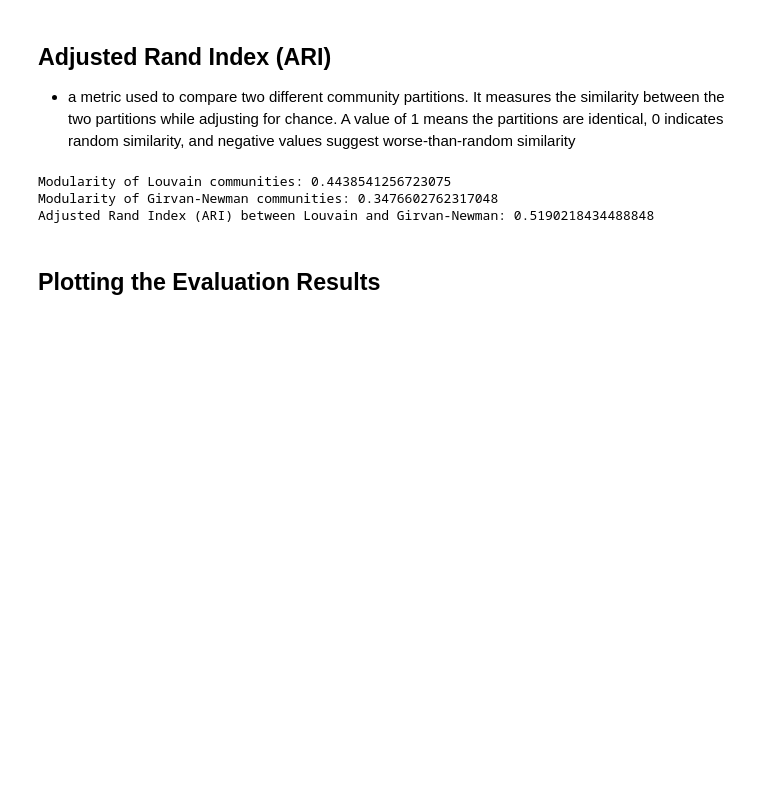
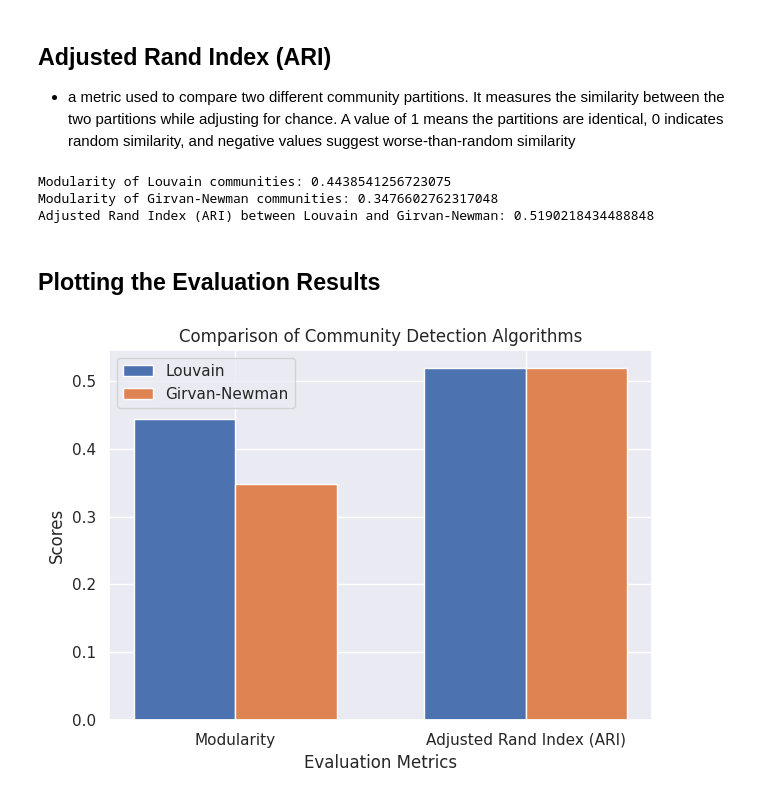
Before and after one commit to alkaifaftab000/alkaifaftab000, a Jupyter notebook: sna-cd.ipynb, the cells around one changed output. Saved outputs shown, nothing was run; the diff lists cells and outputs as text; code cells hidden in the pictures; blank space fills up the shorter version.

```diff
--- a/sna-cd.ipynb
+++ b/sna-cd.ipynb
@@ -194,3 +194,30 @@ Modularity of Girvan-Newman communities: 0.3476602762317048
 Adjusted Rand Index (ARI) between Louvain and Girvan-Newman: 0.5190218434488848
 # %% [markdown]
 ##  Plotting the Evaluation Results
+# %%
+import matplotlib.pyplot as plt
+
+# Prepare data for bar plot
+metrics = ['Modularity', 'Adjusted Rand Index (ARI)']
+louvain_scores = [modularity_louvain, ari_score]
+girvan_newman_scores = [modularity_girvan_newman, ari_score]
+
+# Plotting the comparison
+fig, ax = plt.subplots()
+width = 0.35  # bar width
+x = range(len(metrics))
+
+ax.bar(x, louvain_scores, width, label='Louvain')
+ax.bar([i + width for i in x], girvan_newman_scores, width, label='Girvan-Newman')
+
+ax.set_xlabel('Evaluation Metrics')
+ax.set_ylabel('Scores')
+ax.set_title('Comparison of Community Detection Algorithms')
+ax.set_xticks([i + width / 2 for i in x])
+ax.set_xticklabels(metrics)
+ax.legend()
+
+plt.tight_layout()
+plt.show()
+# %% [output]
+[figure, added]
```
Also changed, not shown: parts of 3 cells of this notebook.
